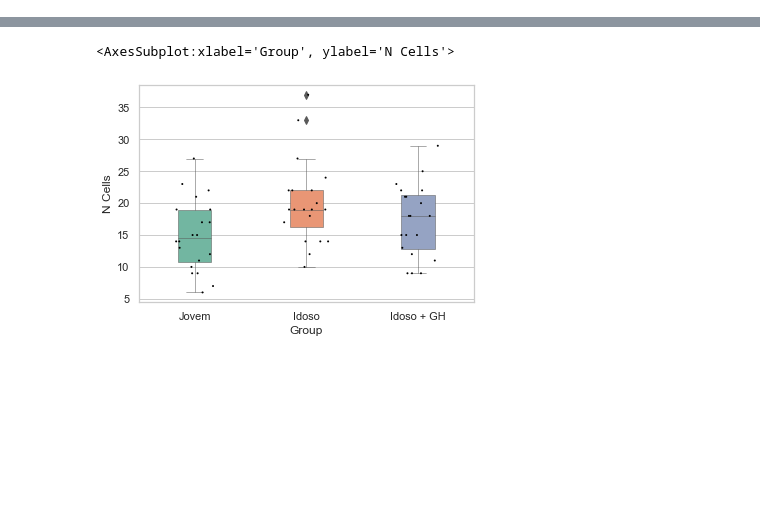
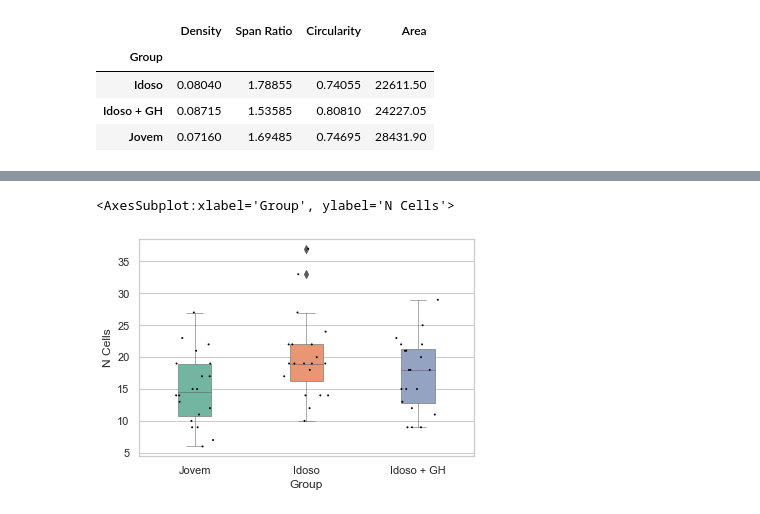
Before and after one commit to marinalemosc/prog_microglia, a Jupyter notebook: prog_microglia.ipynb, the cells around one changed output, grey strips where cells are left out. Saved outputs shown, nothing was run; the diff lists cells and outputs as text; code cells hidden in the pictures; blank space fills up the shorter version.

```diff
--- a/prog_microglia.ipynb
+++ b/prog_microglia.ipynb
@@ -34,0 +51,8 @@ print(fraclac_df.head(2),2*'\n', skeleton_df.head(2))
+# %%
+fraclac_df.groupby('Group').mean()
+# %% [output]
+|  | Density | Span Ratio | Circularity | Area |
+| Group |  |  |  |  |
+| Idoso | 0.08040 | 1.78855 | 0.74055 | 22611.50 |
+| Idoso + GH | 0.08715 | 1.53585 | 0.80810 | 24227.05 |
+| Jovem | 0.07160 | 1.69485 | 0.74695 | 28431.90 |
```
Also changed, not shown: parts of 5 cells of this notebook.
